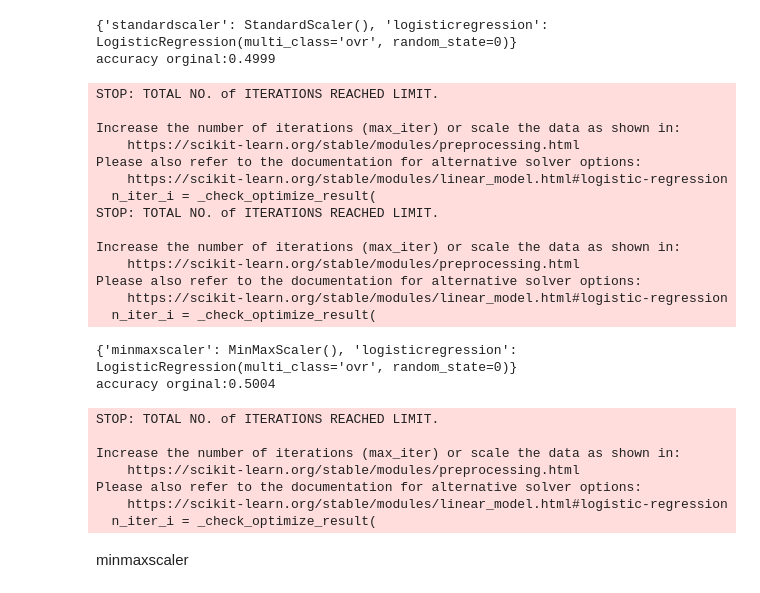
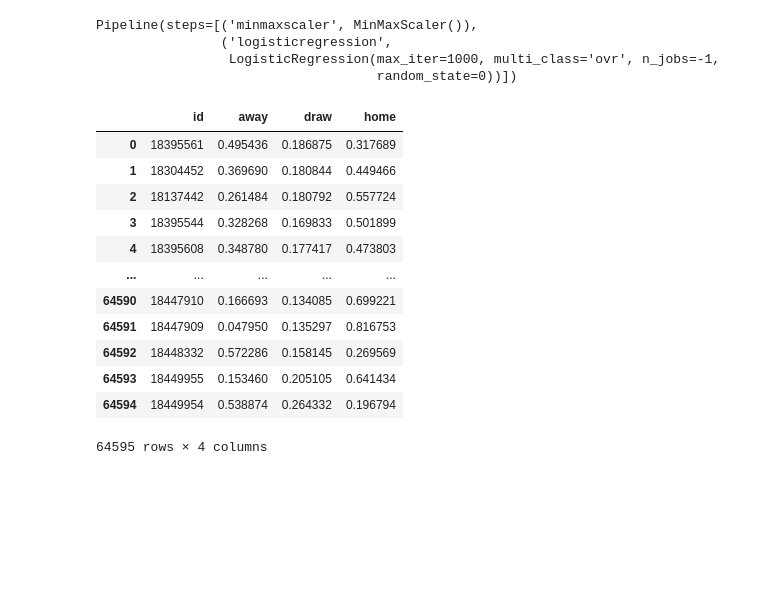
Before and after one commit to czechoa/football-match-probability-prediction, a Jupyter notebook: logist_regression_randomForestClassifier.ipynb, the cells around one changed output. Cells and saved outputs as stored; diff of their text form; code cells hidden in the pictures; blank space fills up the shorter version.

```diff
--- a/logist_regression_randomForestClassifier.ipynb
+++ b/logist_regression_randomForestClassifier.ipynb
@@ -18,48 +78,29 @@ percent of object with nan value:  15.11
-# %%
-from sklearn.pipeline import make_pipeline
-from sklearn.preprocessing import StandardScaler, MinMaxScaler
-from sklearn.linear_model import LogisticRegression
-from sklearn.model_selection import train_test_split
-
-target= train['target']
-X_train_org = train.drop('target',axis=1)
-
-
-X_train, X_val, y_train, y_val = train_test_split(X_train_org, target, test_size=0.33,
-                                                  random_state=42)
-for scaler in [StandardScaler,MinMaxScaler]:
-    model =  make_pipeline( scaler(),LogisticRegression(random_state=0, solver='lbfgs', multi_class='ovr'))
-    target = train['target']
-    X = train.drop('target',axis=1)
-    model.fit(X,target)
-    #
-    print(model.named_steps)
-    print(f'accuracy orginal:{ model.score(X_val,y_val):.04f}')
-# %% [output]
-{'standardscaler': StandardScaler(), 'logisticregression': LogisticRegression(multi_class='ovr', random_state=0)}
-accuracy orginal:0.4999
-STOP: TOTAL NO. of ITERATIONS REACHED LIMIT.
-
-Increase the number of iterations (max_iter) or scale the data as shown in:
-    https://scikit-learn.org/stable/modules/preprocessing.html
-Please also refer to the documentation for alternative solver options:
-    https://scikit-learn.org/stable/modules/linear_model.html#logistic-regression
-  n_iter_i = _check_optimize_result(
-STOP: TOTAL NO. of ITERATIONS REACHED LIMIT.
-
-Increase the number of iterations (max_iter) or scale the data as shown in:
-    https://scikit-learn.org/stable/modules/preprocessing.html
-Please also refer to the documentation for alternative solver options:
-    https://scikit-learn.org/stable/modules/linear_model.html#logistic-regression
-  n_iter_i = _check_optimize_result(
-{'minmaxscaler': MinMaxScaler(), 'logisticregression': LogisticRegression(multi_class='ovr', random_state=0)}
-accuracy orginal:0.5004
-STOP: TOTAL NO. of ITERATIONS REACHED LIMIT.
-
-Increase the number of iterations (max_iter) or scale the data as shown in:
-    https://scikit-learn.org/stable/modules/preprocessing.html
-Please also refer to the documentation for alternative solver options:
-    https://scikit-learn.org/stable/modules/linear_model.html#logistic-regression
-  n_iter_i = _check_optimize_result(
-# %% [markdown]
-minmaxscaler
+# %%
+
+target = train['target']
+X_train_org = train.drop('target',axis=1)
+pipe =  make_pipeline( MinMaxScaler(),LogisticRegression(random_state=0, solver='lbfgs', multi_class='ovr', max_iter=1000, n_jobs =-1))
+pipe.fit(X_train_org,target)
+# %% [output]
+Pipeline(steps=[('minmaxscaler', MinMaxScaler()),
+                ('logisticregression',
+                 LogisticRegression(max_iter=1000, multi_class='ovr', n_jobs=-1,
+                                    random_state=0))])
+# %%
+test_result = pipe.predict_proba(test_history_8)
+test_result = result_predict_prob_to_dataFrame(test_result, test_history_8)
+test_result
+# %% [output]
+|  | id | away | draw | home |
+| 0 | 18395561 | 0.495436 | 0.186875 | 0.317689 |
+| 1 | 18304452 | 0.369690 | 0.180844 | 0.449466 |
+| 2 | 18137442 | 0.261484 | 0.180792 | 0.557724 |
+| 3 | 18395544 | 0.328268 | 0.169833 | 0.501899 |
+| 4 | 18395608 | 0.348780 | 0.177417 | 0.473803 |
+| ... | ... | ... | ... | ... |
+| 64590 | 18447910 | 0.166693 | 0.134085 | 0.699221 |
+| 64591 | 18447909 | 0.047950 | 0.135297 | 0.816753 |
+| 64592 | 18448332 | 0.572286 | 0.158145 | 0.269569 |
+| 64593 | 18449955 | 0.153460 | 0.205105 | 0.641434 |
+| 64594 | 18449954 | 0.538874 | 0.264332 | 0.196794 |
+64595 rows × 4 columns
```
Also changed, not shown: parts of 12 cells of this notebook, 2 other files.
